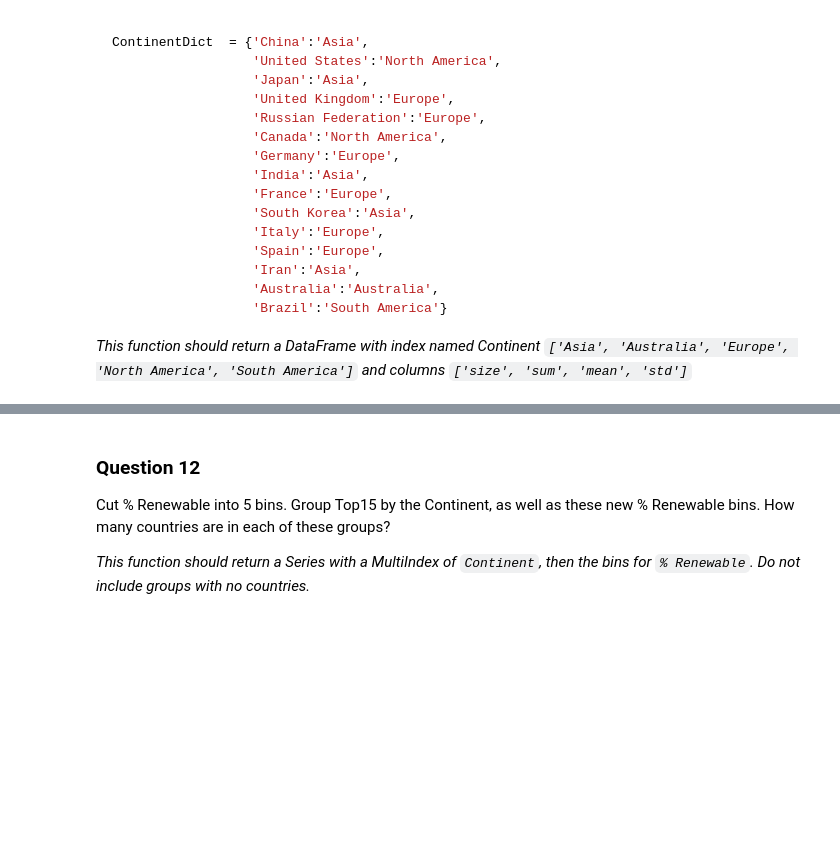
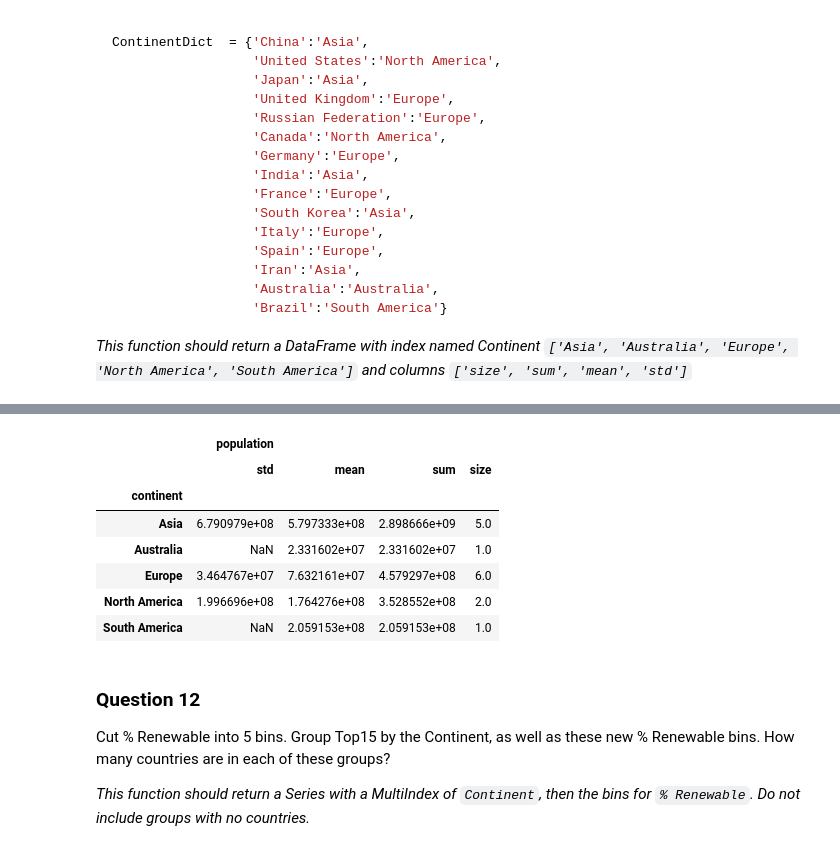
Before and after one commit to timbosan/Python2, a Jupyter notebook: HW/assignment3.ipynb, the cells around one changed output, grey strips where cells are left out. Saved outputs shown, nothing was run; the diff lists cells and outputs as text; code cells hidden in the pictures; blank space fills up the shorter version.

```diff
--- a/HW/assignment3.ipynb
+++ b/HW/assignment3.ipynb
@@ -286,3 +338,20 @@ assert answer_eleven().shape[1] == 4, "Q11: Wrong column numbers!"
+# %%
+#df_group = merged_df15.groupby(level=0)
+(merged_df15
+    .groupby("continent")
+    .agg({"population": {len, np.sum, np.nanmean, np.nanstd}})
+    .rename(columns = {"len": "size",
+            "nanmean": "mean",
+            "nanstd": "std"}))
+# %% [output]
+|  | population |  |  |  |
+|  | std | mean | sum | size |
+| continent |  |  |  |  |
+| Asia | 6.790979e+08 | 5.797333e+08 | 2.898666e+09 | 5.0 |
+| Australia | NaN | 2.331602e+07 | 2.331602e+07 | 1.0 |
+| Europe | 3.464767e+07 | 7.632161e+07 | 4.579297e+08 | 6.0 |
+| North America | 1.996696e+08 | 1.764276e+08 | 3.528552e+08 | 2.0 |
+| South America | NaN | 2.059153e+08 | 2.059153e+08 | 1.0 |
 # %% [markdown]
 ### Question 12
 Cut % Renewable into 5 bins. Group Top15 by the Continent, as well as these new % Renewable bins. How many countries are in each of these groups?
```
Also changed, not shown: parts of 42 cells of this notebook, 1 other file.
